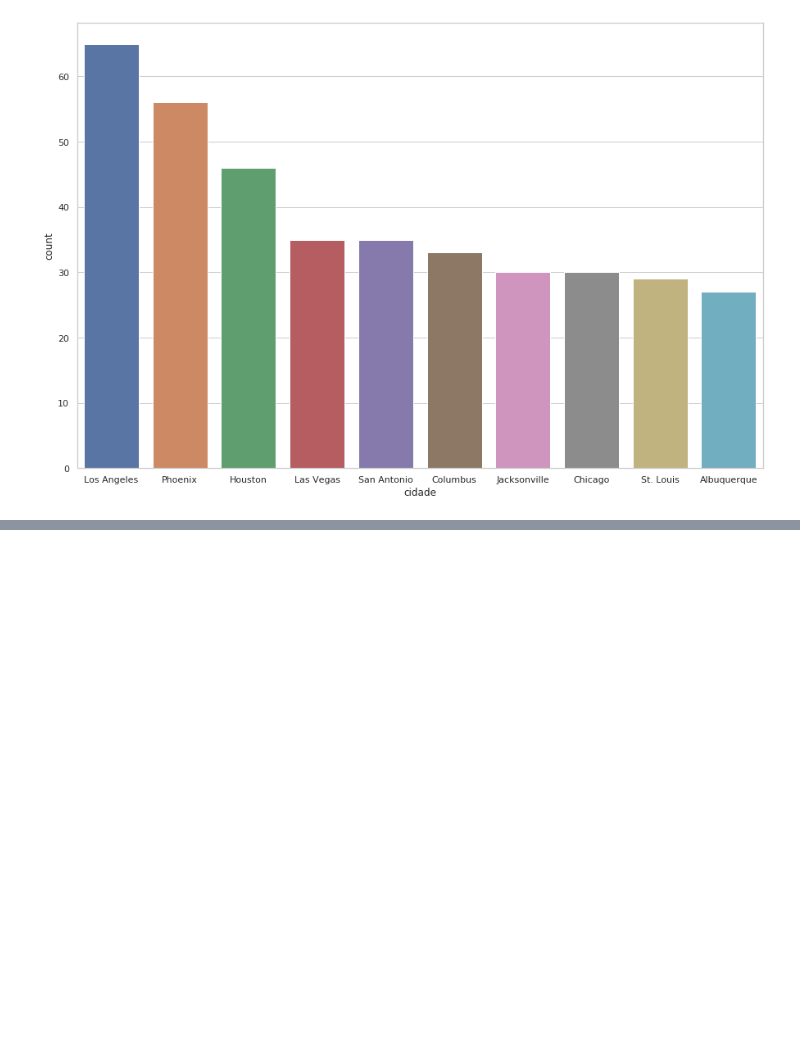
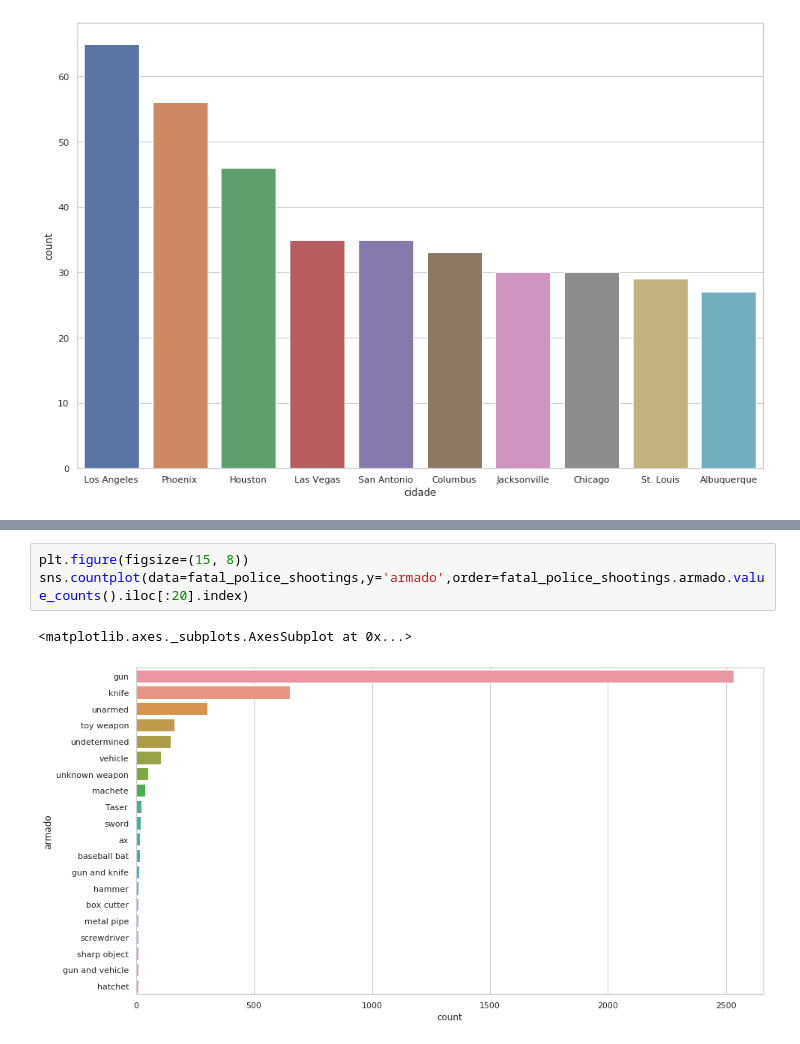
Before and after one commit to matheusrodriguesf/fata-police-shootings-project-ml, a Jupyter notebook: EDA.ipynb, the cells around one changed output, grey strips where cells are left out. Saved outputs shown, nothing was run; the diff lists cells and outputs as text; blank space fills up the shorter version.

```diff
--- a/EDA.ipynb
+++ b/EDA.ipynb
@@ -270,0 +286,6 @@ sns.barplot(data=group_by_fatal_police,x='cidade',y='count')
+# %%
+plt.figure(figsize=(15, 8))
+sns.countplot(data=fatal_police_shootings,y='armado',order=fatal_police_shootings.armado.value_counts().iloc[:20].index)
+# %% [output]
+<matplotlib.axes._subplots.AxesSubplot at 0x...>
+[figure, added]
```
Also changed, not shown: parts of 5 cells of this notebook.
